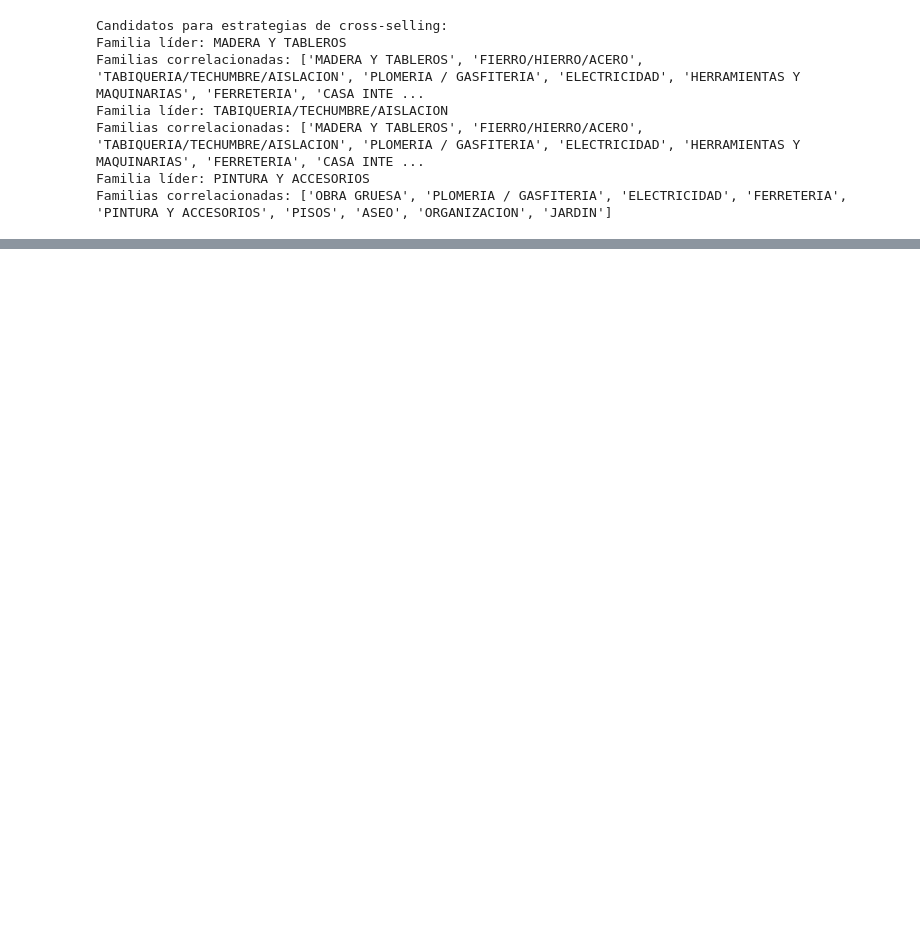
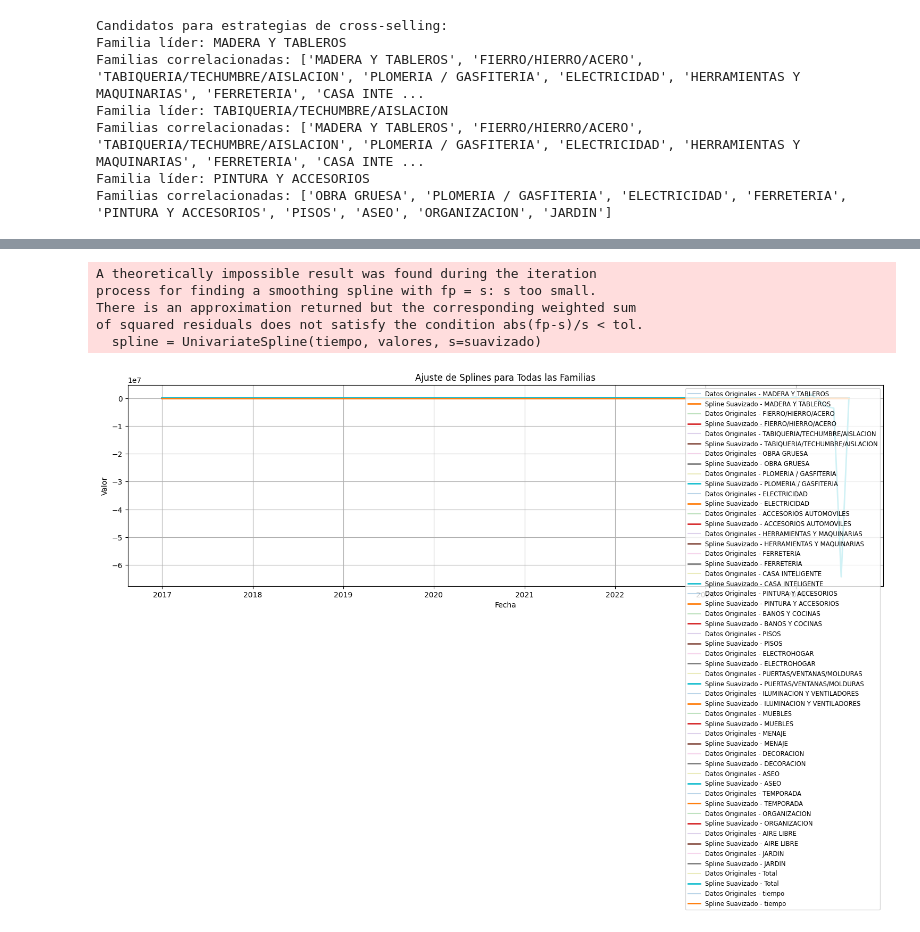
Before and after one commit to sightes/2025_Advance_Models_UBO, a Jupyter notebook: Tarea_electivo_profundizacion_1/actividad evaluada.ipynb, the cells around one changed output, grey strips where cells are left out. Cells and saved outputs as stored; diff of their text form; code cells hidden in the pictures; blank space fills up the shorter version.

```diff
--- a/Tarea_electivo_profundizacion_1/actividad evaluada.ipynb
+++ b/Tarea_electivo_profundizacion_1/actividad evaluada.ipynb
@@ -451,0 +404,42 @@ plot_labeled_relationship(data, top_families[2], cross_selling_candidates[top_fa
+# %%
+import numpy as np
+import pandas as pd
+import matplotlib.pyplot as plt
+from scipy.interpolate import UnivariateSpline
+
+def ajustar_y_graficar_todas_las_familias(data, fecha_col, familias, suavizado=1e6):
+    # Convertir las fechas a formato ordinal (númerico)
+    tiempo = pd.to_datetime(data[fecha_col]).map(pd.Timestamp.toordinal).values
+    fechas = pd.to_datetime(data[fecha_col])
+
+    plt.figure(figsize=(15, 8))
+    for familia in familias:
+        valores = data[familia].values
+
+        # Ajustar el spline
+        spline = UnivariateSpline(tiempo, valores, s=suavizado)
+
+        # Generar valores suavizados
+        valores_spline = spline(tiempo)
+
+        # Graficar
+        plt.plot(fechas, valores, alpha=0.3, label=f'Datos Originales - {familia}')
+        plt.plot(fechas, valores_spline, linewidth=2, label=f'Spline Suavizado - {familia}')
+
+    plt.title('Ajuste de Splines para Todas las Familias')
+    plt.xlabel('Fecha')
+    plt.ylabel('Valor')
+    plt.legend(loc='best', fontsize='small')
+    plt.grid(True)
+    plt.tight_layout()
+    plt.show()
+
+# Ejemplo de uso:
+ajustar_y_graficar_todas_las_familias(data, fecha_col="dt", familias=list(data.columns[1:]), suavizado=1e6)
+# %% [output]
+A theoretically impossible result was found during the iteration
+process for finding a smoothing spline with fp = s: s too small.
+There is an approximation returned but the corresponding weighted sum
+of squared residuals does not satisfy the condition abs(fp-s)/s < tol.
+  spline = UnivariateSpline(tiempo, valores, s=suavizado)
+[figure, added]
```
Also changed, not shown: parts of 14 cells of this notebook.
